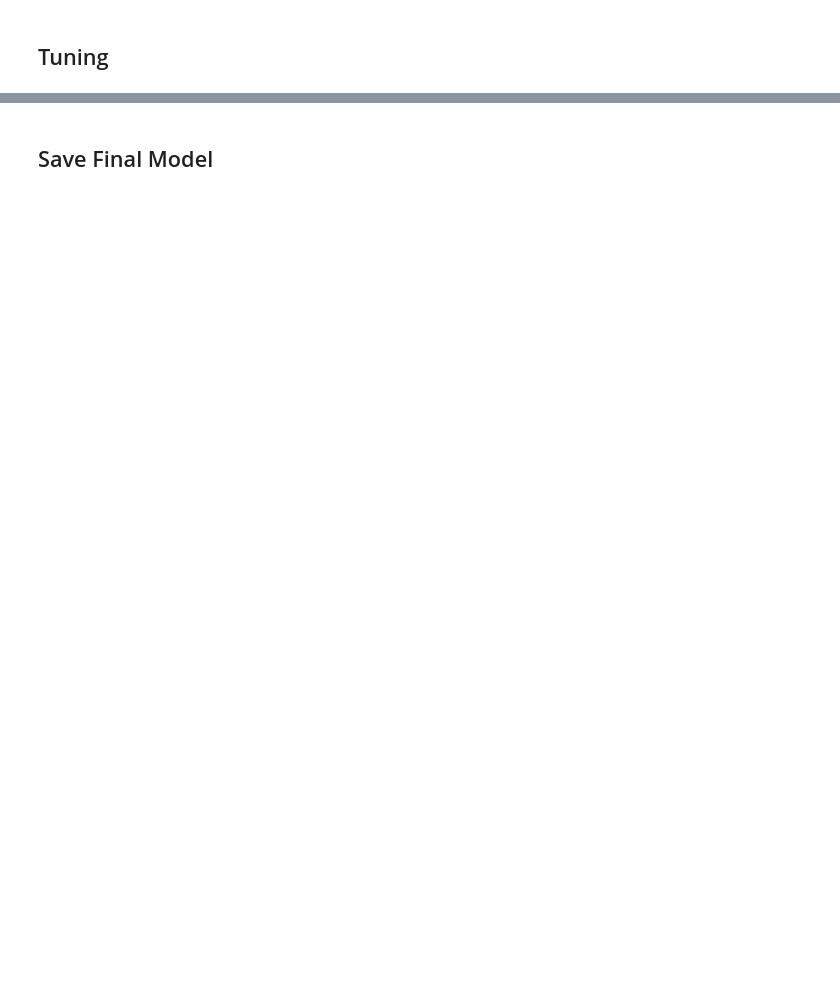
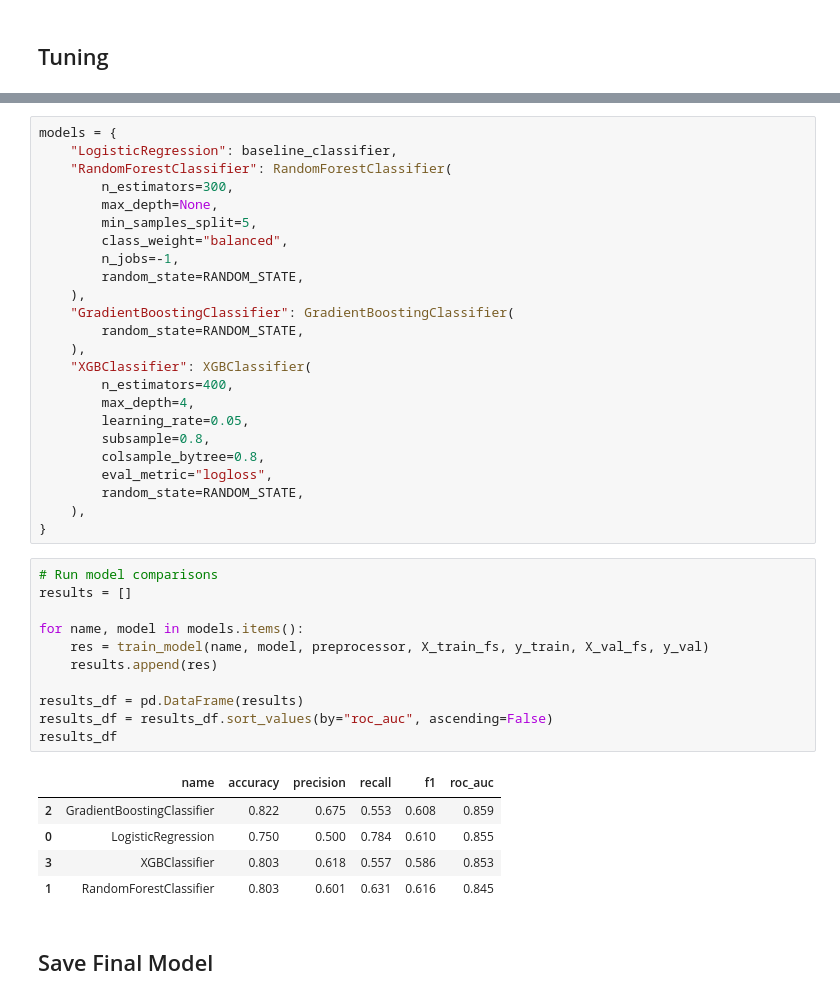
Before and after one commit to FerFilho23/Telecom-Churn-Prediction, a Jupyter notebook: notebooks/02_model_training.ipynb, the cells around one changed output, grey strips where cells are left out. Saved outputs shown, nothing was run; the diff lists cells and outputs as text; blank space fills up the shorter version.

```diff
--- a/notebooks/02_model_training.ipynb
+++ b/notebooks/02_model_training.ipynb
@@ -367,2 +392,43 @@ plt.show()
+# %%
+models = {
+    "LogisticRegression": baseline_classifier,
+    "RandomForestClassifier": RandomForestClassifier(
+        n_estimators=300,
+        max_depth=None,
+        min_samples_split=5,
+        class_weight="balanced",
+        n_jobs=-1,
+        random_state=RANDOM_STATE,
+    ),
+    "GradientBoostingClassifier": GradientBoostingClassifier(
+        random_state=RANDOM_STATE,
+    ),
+    "XGBClassifier": XGBClassifier(
+        n_estimators=400,
+        max_depth=4,
+        learning_rate=0.05,
+        subsample=0.8,
+        colsample_bytree=0.8,
+        eval_metric="logloss",
+        random_state=RANDOM_STATE,
+    ),
+}
+# %%
+# Run model comparisons
+results = []
+
+for name, model in models.items():
+    res = train_model(name, model, preprocessor, X_train_fs, y_train, X_val_fs, y_val)
+    results.append(res)
+
+results_df = pd.DataFrame(results)
+results_df = results_df.sort_values(by="roc_auc", ascending=False)
+results_df
+# %% [output]
+|  | name | accuracy | precision | recall | f1 | roc_auc |
+| 2 | GradientBoostingClassifier | 0.822 | 0.675 | 0.553 | 0.608 | 0.859 |
+| 0 | LogisticRegression | 0.750 | 0.500 | 0.784 | 0.610 | 0.855 |
+| 3 | XGBClassifier | 0.803 | 0.618 | 0.557 | 0.586 | 0.853 |
+| 1 | RandomForestClassifier | 0.803 | 0.601 | 0.631 | 0.616 | 0.845 |
 # %% [markdown]
 ## Save Final Model
```
Also changed, not shown: parts of 6 cells of this notebook, 1 other file.
